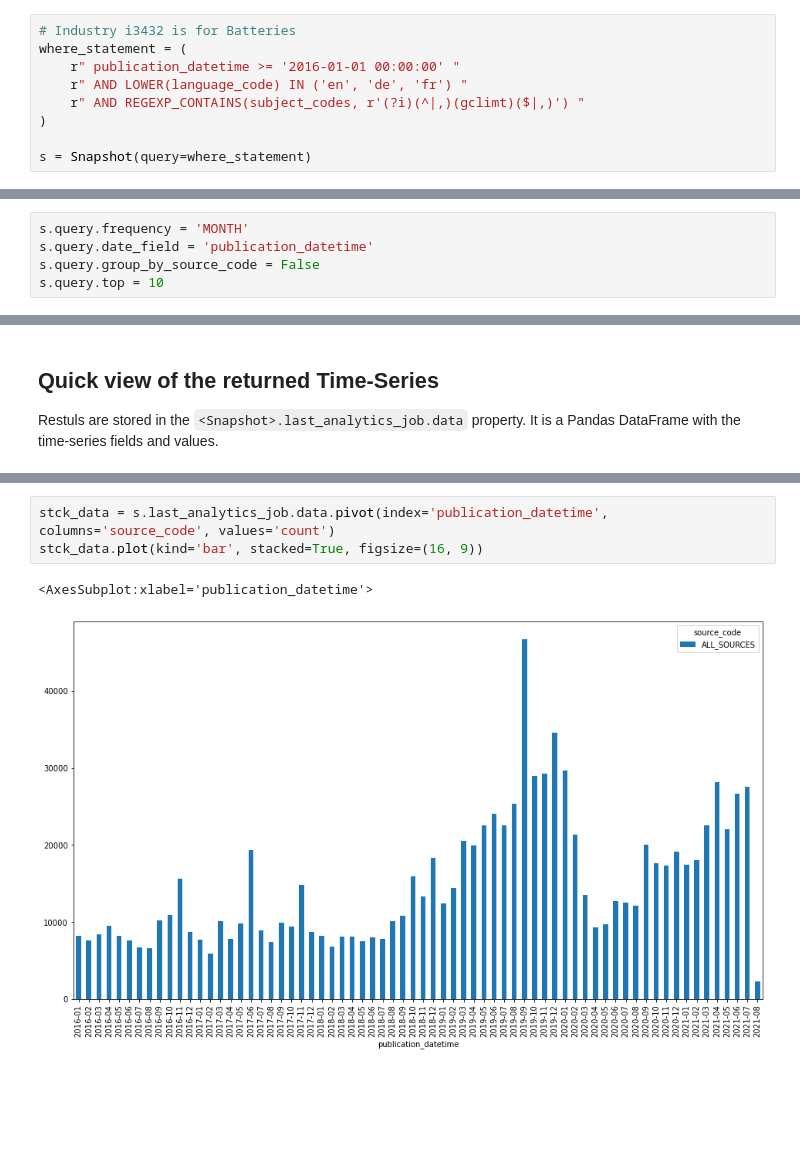
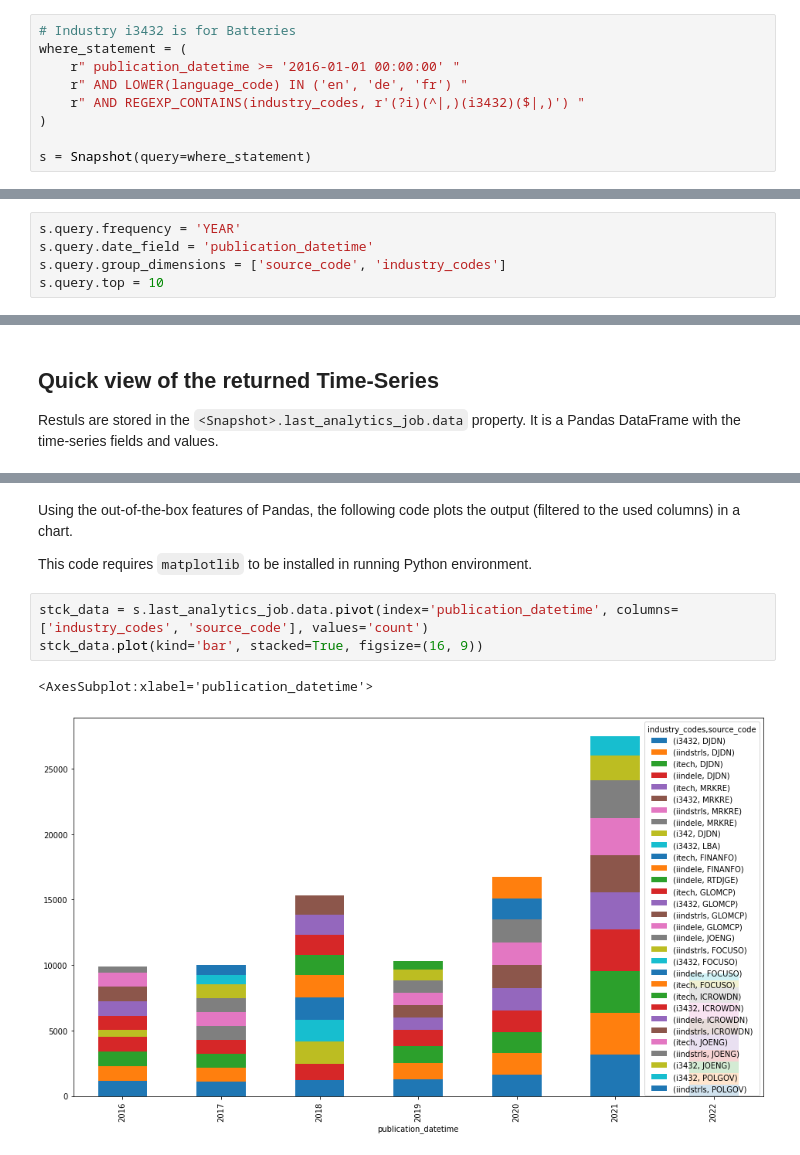
Before and after one commit to dowjones/factiva-sample-notebooks, a Jupyter notebook: 1.5_snapshot_analytics.ipynb, the cells around one changed output, grey strips where cells are left out. Saved outputs shown, nothing was run; the diff lists cells and outputs as text; blank space fills up the shorter version.

```diff
--- a/1.5_snapshot_analytics.ipynb
+++ b/1.5_snapshot_analytics.ipynb
@@ -30,7 +29,7 @@ This notebook uses a simple query for illustration purposes. For more tips about
 where_statement = (
     r" publication_datetime >= '2016-01-01 00:00:00' "
     r" AND LOWER(language_code) IN ('en', 'de', 'fr') "
-    r" AND REGEXP_CONTAINS(subject_codes, r'(?i)(^|,)(gclimt)($|,)') "
+    r" AND REGEXP_CONTAINS(industry_codes, r'(?i)(^|,)(i3432)($|,)') "
 )
 
 s = Snapshot(query=where_statement)
@@ -62,7 +69,7 @@ In the case of analytics, the query uses more parameters to group and summarise
 # %%
-s.query.frequency = 'MONTH'
+s.query.frequency = 'YEAR'
 s.query.date_field = 'publication_datetime'
-s.query.group_by_source_code = False
+s.query.group_dimensions = ['source_code', 'industry_codes']
 s.query.top = 10
 # %% [markdown]
 ## Running the Analytics Operation
@@ -100,6 +107,10 @@ s.last_analytics_job.data
+# %% [markdown]
+Using the out-of-the-box features of Pandas, the following code plots the output (filtered to the used columns) in a chart.
+
+This code requires `matplotlib` to be installed in running Python environment.
 # %%
-stck_data = s.last_analytics_job.data.pivot(index='publication_datetime', columns='source_code', values='count')
+stck_data = s.last_analytics_job.data.pivot(index='publication_datetime', columns=['industry_codes', 'source_code'], values='count')
 stck_data.plot(kind='bar', stacked=True, figsize=(16, 9))
 # %% [output]
 <AxesSubplot:xlabel='publication_datetime'>
-[figure, old version]
+[figure, new version]
```
Also changed, not shown: parts of 10 cells of this notebook, 9 other files.
